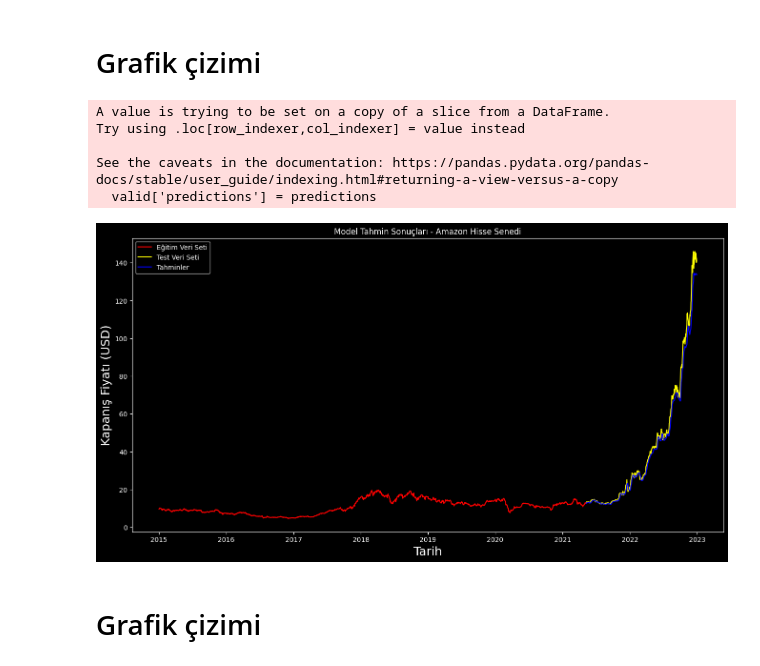
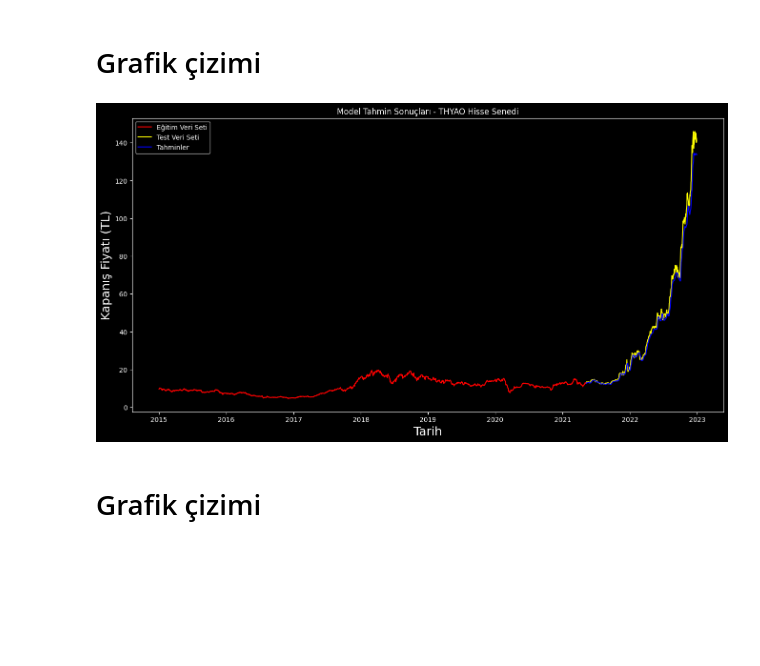
Before and after one commit to muharremosmantopakkaya/LSTM-STOCK-PRICE-PREDICTION, a Jupyter notebook: LSTM-STOCK-PRICE-PREDICTION.ipynb, the cells around one changed output. Drawn from its saved outputs; the diff is of its cells as text; code cells hidden in the pictures; blank space fills up the shorter version.

```diff
--- a/LSTM-STOCK-PRICE-PREDICTION.ipynb
+++ b/LSTM-STOCK-PRICE-PREDICTION.ipynb
@@ -109,27 +110,22 @@ predictions = scaler.inverse_transform(predictions)
 # %%
 train = data[:training_data_len]
 valid = data[training_data_len:]
 valid['predictions'] = predictions
 
 plt.figure(figsize=(16, 8))
-plt.title('Model Tahmin Sonuçları - Amazon Hisse Senedi')
+plt.title('Model Tahmin Sonuçları - THYAO Hisse Senedi')
 plt.xlabel('Tarih', fontsize=18)
-plt.ylabel('Kapanış Fiyatı (USD)', fontsize=18)
+plt.ylabel('Kapanış Fiyatı (TL)', fontsize=18)
 
 plt.plot(train['Close'], color='red', label='Eğitim Veri Seti')
 plt.plot(valid['Close'], color='yellow', label='Test Veri Seti')
 plt.plot(valid['predictions'], color='blue', label='Tahminler')
 
 plt.legend(loc='upper left')  # Legend konumunu değiştirilebilir
 
 plt.show()
 # %% [output]
-A value is trying to be set on a copy of a slice from a DataFrame.
-Try using .loc[row_indexer,col_indexer] = value instead
-
-See the caveats in the documentation: https://pandas.pydata.org/pandas-docs/stable/user_guide/indexing.html#returning-a-view-versus-a-copy
-  valid['predictions'] = predictions
-[figure, old version]
+[figure, new version]
 # %% [markdown]
 # Grafik çizimi
 # %%
```
Also changed, not shown: parts of 1 cell of this notebook.
